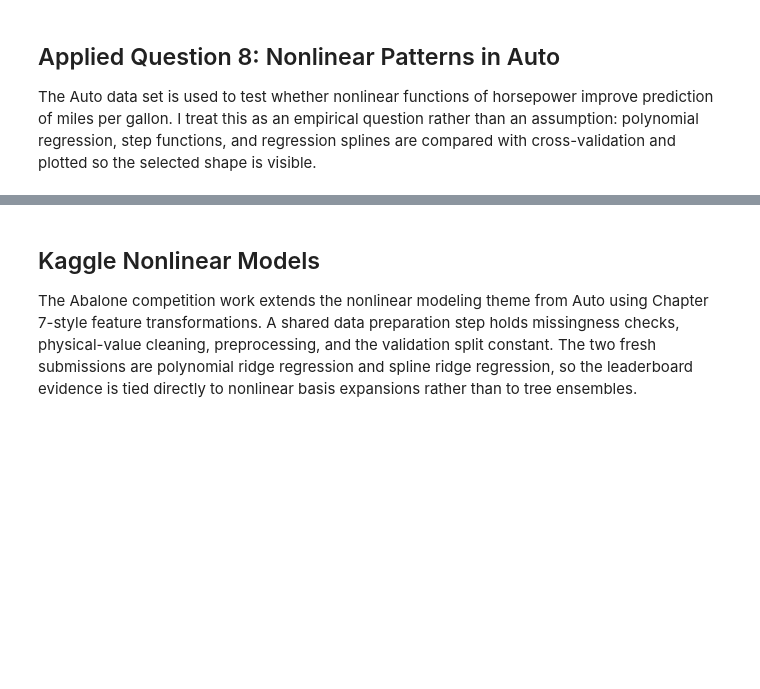
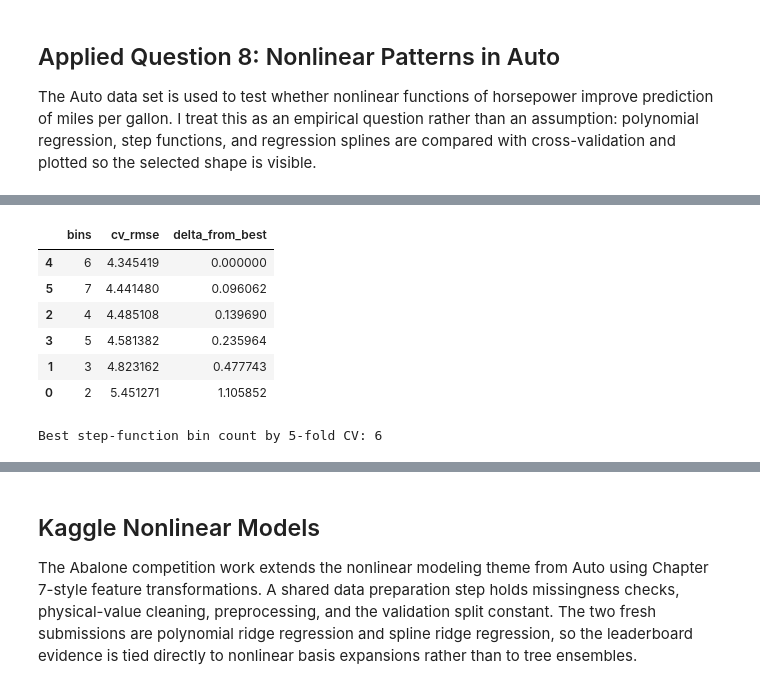
Before and after one commit to maldo81/dds-8555-predictive-analysis, a Jupyter notebook: Week 4/Assignment 4/MaldonadoJDDS8555-4.ipynb, the cells around one changed output, grey strips where cells are left out. Saved outputs shown, nothing was run; the diff lists cells and outputs as text; code cells hidden in the pictures; blank space fills up the shorter version.

```diff
--- a/Week 4/Assignment 4/MaldonadoJDDS8555-4.ipynb
+++ b/Week 4/Assignment 4/MaldonadoJDDS8555-4.ipynb
@@ -199,0 +145,36 @@ The polynomial table shows why the selected degree should not be read mechanical
+# %%
+step_rows = []
+step_predictions = {}
+for bins in range(2, 8):
+    quantiles = np.unique(np.quantile(auto["horsepower"], np.linspace(0, 1, bins + 1)))
+    rmses = []
+    for train_idx, test_idx in kf.split(auto):
+        train_df = auto.iloc[train_idx].copy()
+        test_df = auto.iloc[test_idx].copy()
+        train_design = pd.get_dummies(pd.cut(train_df["horsepower"], bins=quantiles, include_lowest=True), drop_first=True)
+        test_design = pd.get_dummies(pd.cut(test_df["horsepower"], bins=quantiles, include_lowest=True), drop_first=True)
+        test_design = test_design.reindex(columns=train_design.columns, fill_value=0)
+        lm = LinearRegression().fit(train_design, train_df["mpg"])
+        rmses.append(np.sqrt(mean_squared_error(test_df["mpg"], lm.predict(test_design))))
+    step_rows.append({"bins": bins, "cv_rmse": np.mean(rmses)})
+
+step_cv = pd.DataFrame(step_rows).assign(delta_from_best=lambda df: df["cv_rmse"] - df["cv_rmse"].min()).sort_values("cv_rmse")
+best_bins = int(step_cv.loc[step_cv["cv_rmse"].idxmin(), "bins"])
+best_quantiles = np.unique(np.quantile(auto["horsepower"], np.linspace(0, 1, best_bins + 1)))
+step_design = pd.get_dummies(pd.cut(auto["horsepower"], bins=best_quantiles, include_lowest=True), drop_first=True)
+step_model = LinearRegression().fit(step_design, y)
+grid_step_design = pd.get_dummies(pd.cut(hp_grid["horsepower"], bins=best_quantiles, include_lowest=True), drop_first=True)
+grid_step_design = grid_step_design.reindex(columns=step_design.columns, fill_value=0)
+step_predictions["best"] = step_model.predict(grid_step_design)
+
+display(step_cv)
+print(f"Best step-function bin count by 5-fold CV: {best_bins}")
+# %% [output]
+|  | bins | cv_rmse | delta_from_best |
+| 4 | 6 | 4.345419 | 0.000000 |
+| 5 | 7 | 4.441480 | 0.096062 |
+| 2 | 4 | 4.485108 | 0.139690 |
+| 3 | 5 | 4.581382 | 0.235964 |
+| 1 | 3 | 4.823162 | 0.477743 |
+| 0 | 2 | 5.451271 | 1.105852 |
+Best step-function bin count by 5-fold CV: 6
```
Also changed, not shown: parts of 51 cells of this notebook.
